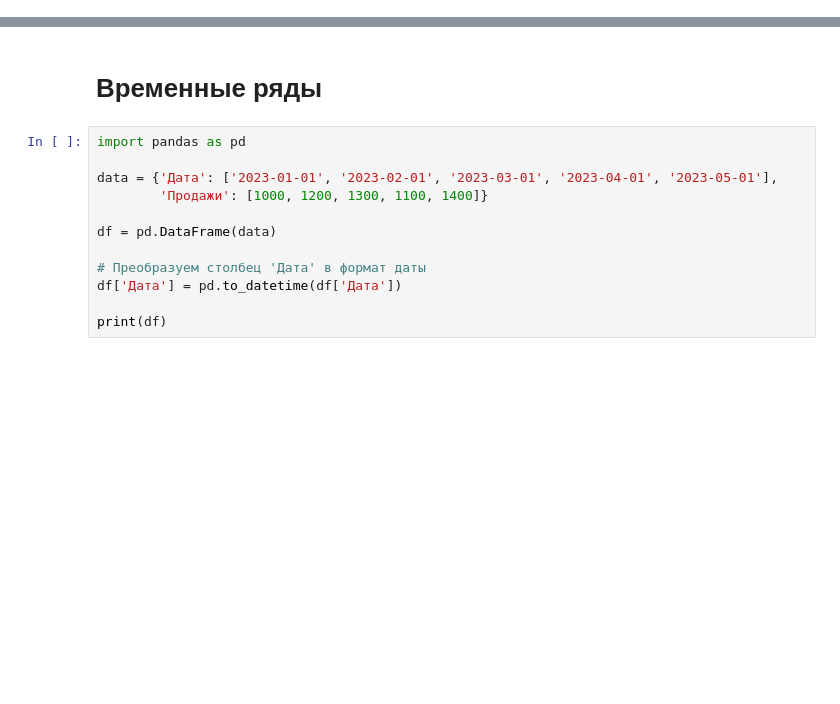
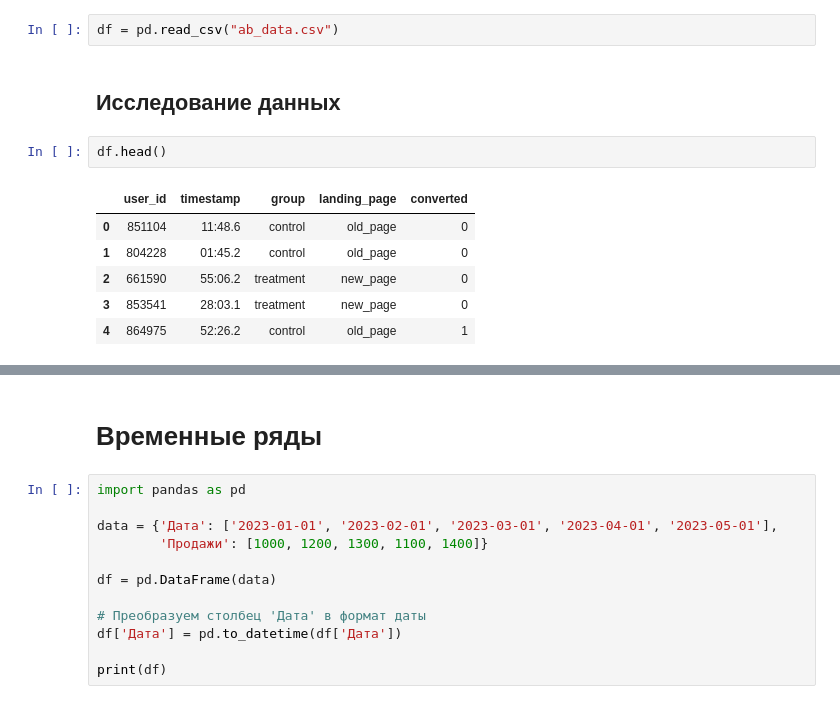
Before and after one commit to DieNice/lessons_notebooks, a Jupyter notebook: lesson_6.ipynb, the cells around one changed output, grey strips where cells are left out. Drawn from its saved outputs; the diff is of its cells as text; blank space fills up the shorter version.

```diff
--- a/lesson_6.ipynb
+++ b/lesson_6.ipynb
@@ -0,0 +56,13 @@
+# %%
+df = pd.read_csv("ab_data.csv")
+# %% [markdown]
+## Исследование данных
+# %%
+df.head()
+# %% [output]
+|  | user_id | timestamp | group | landing_page | converted |
+| 0 | 851104 | 11:48.6 | control | old_page | 0 |
+| 1 | 804228 | 01:45.2 | control | old_page | 0 |
+| 2 | 661590 | 55:06.2 | treatment | new_page | 0 |
+| 3 | 853541 | 28:03.1 | treatment | new_page | 0 |
+| 4 | 864975 | 52:26.2 | control | old_page | 1 |
```
Also changed, not shown: parts of 20 cells of this notebook, 1 other file.
